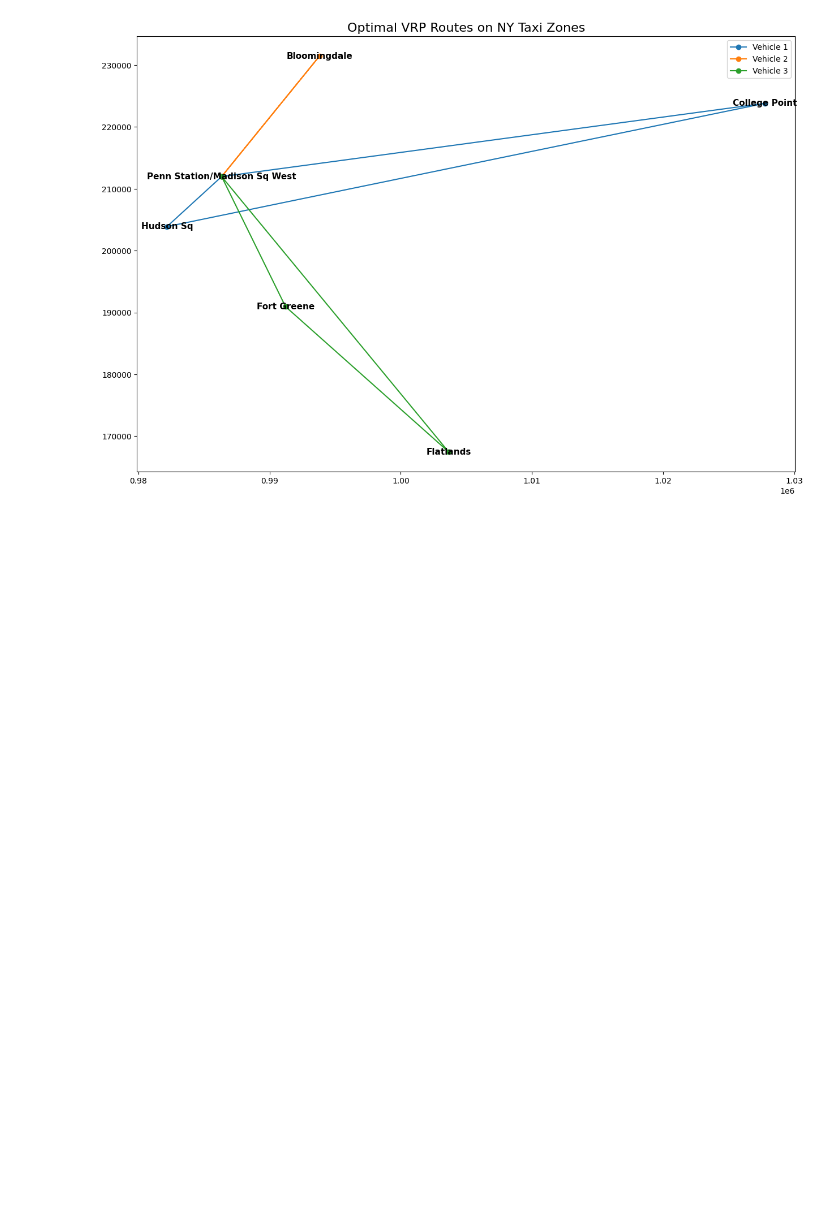
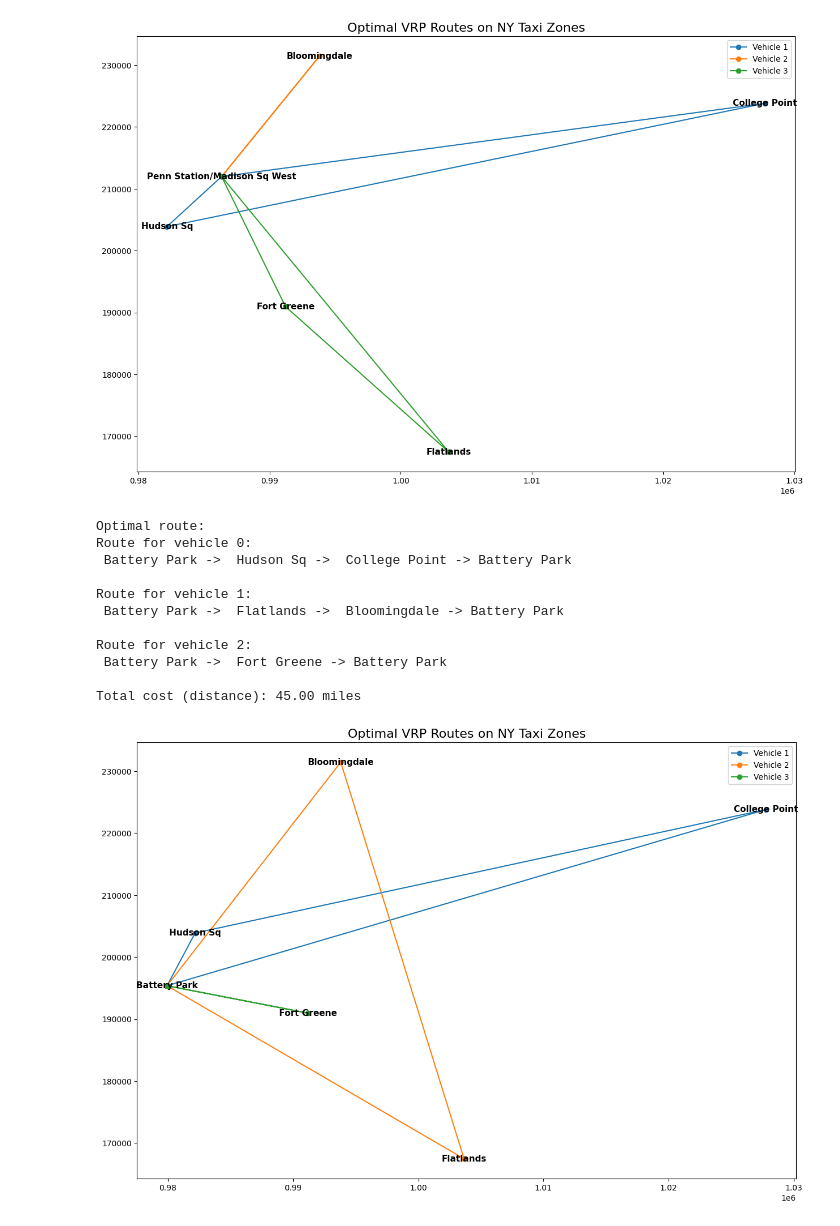
Before and after one commit to paula-martinezmoreno/Route-Selection-with-Probabilistic-Optimization-through-Geospatial-Deep-Learning, a Jupyter notebook: OR-Tools.ipynb, the cells around one changed output. Drawn from its saved outputs; the diff is of its cells as text; code cells hidden in the pictures; blank space fills up the shorter version.

```diff
--- a/OR-Tools.ipynb
+++ b/OR-Tools.ipynb
@@ -390,3 +390,32 @@ Route for vehicle 2:
 
 Total cost (distance): 45.00 miles
 [figure]
+# %%
+zones = ['Battery Park', 'Bloomingdale', 'College Point', 'Hudson Sq','Flatlands', 'Fort Greene']
+demands = {'Battery Park': 0, 'Bloomingdale': 2, 'College Point': 3, 'Hudson Sq':1, 'Flatlands':1, 'Fort Greene':2}
+vehicle_capacities = [4, 3,3]
+
+# Crear una instancia de la clase
+vrp = VehicleRoutingProblem(merged_data, zones, demands, vehicle_capacities)
+
+# Resolver el problema
+vrp.solve()
+
+# Imprimir la solución
+vrp.print_solution()
+
+# Graficar la solución
+vrp.plot_solution()
+# %% [output]
+Optimal route:
+Route for vehicle 0:
+ Battery Park ->  Hudson Sq ->  College Point -> Battery Park
+
+Route for vehicle 1:
+ Battery Park ->  Flatlands ->  Bloomingdale -> Battery Park
+
+Route for vehicle 2:
+ Battery Park ->  Fort Greene -> Battery Park
+
+Total cost (distance): 45.00 miles
+[figure, added]
```
Also changed, not shown: parts of 1 cell of this notebook.
